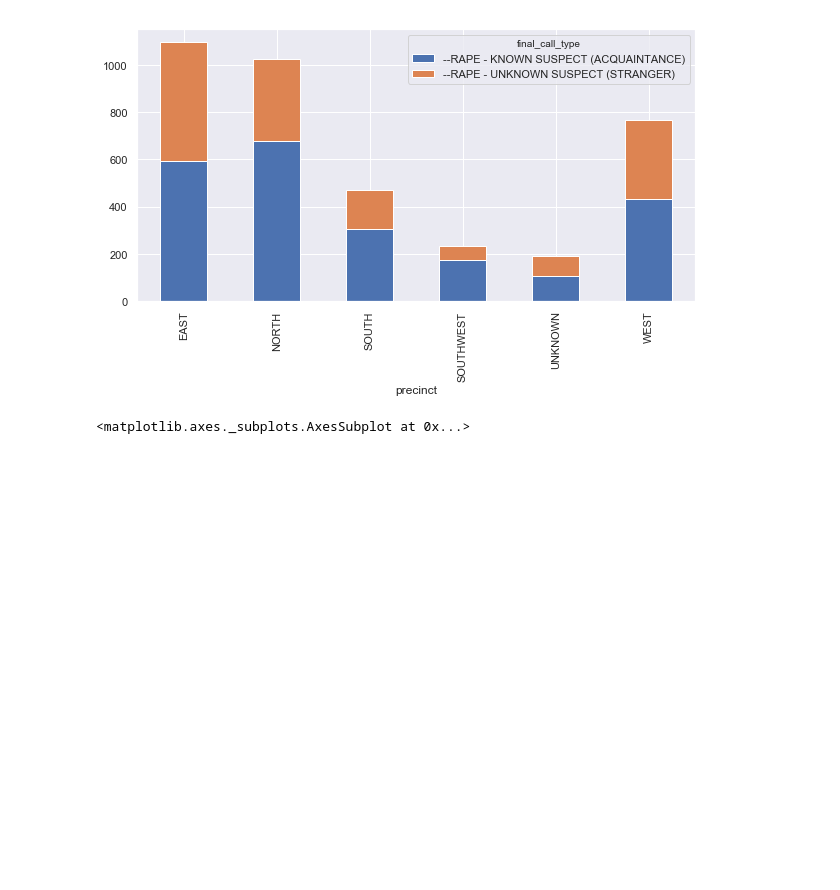
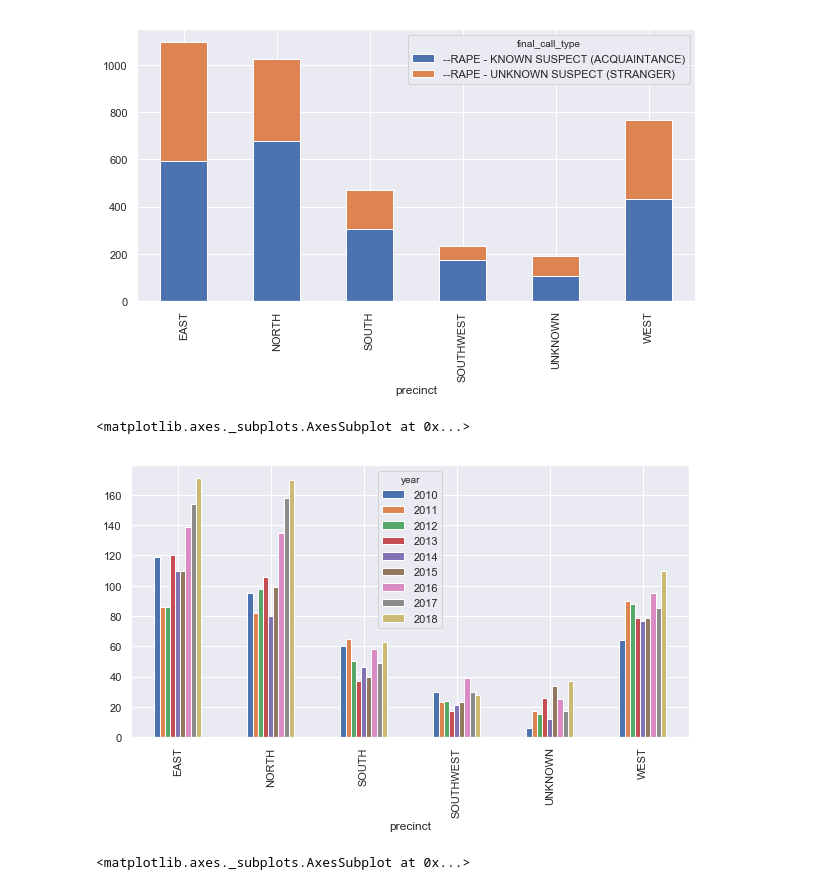
Before and after one commit to teacupwoozy/spd_notebook_archive, a Jupyter notebook: spd_notebook/2010-2018_sexcrimes_violentcrimes.ipynb, the cells around one changed output. Saved outputs shown, nothing was run; the diff lists cells and outputs as text; code cells hidden in the pictures; blank space fills up the shorter version.

```diff
--- a/spd_notebook/2010-2018_sexcrimes_violentcrimes.ipynb
+++ b/spd_notebook/2010-2018_sexcrimes_violentcrimes.ipynb
@@ -616,6 +619,11 @@ stage_is_rape_cfs.groupby('final_call_type').precinct.value_counts().unstack(0).
 [figure]
 # %%
 # Plot all rapes for each precinct - by year
+
+stage_is_rape_cfs.groupby('year').precinct.value_counts().unstack(0).plot.bar(stacked=False, figsize=(10,5))
+# %% [output]
+<matplotlib.axes._subplots.AxesSubplot at 0x...>
+[figure, added]
 # %%
 # Plot all sexual assaults by precinct - total 2010-2018
 
```
Also changed, not shown: parts of 4 cells of this notebook.
